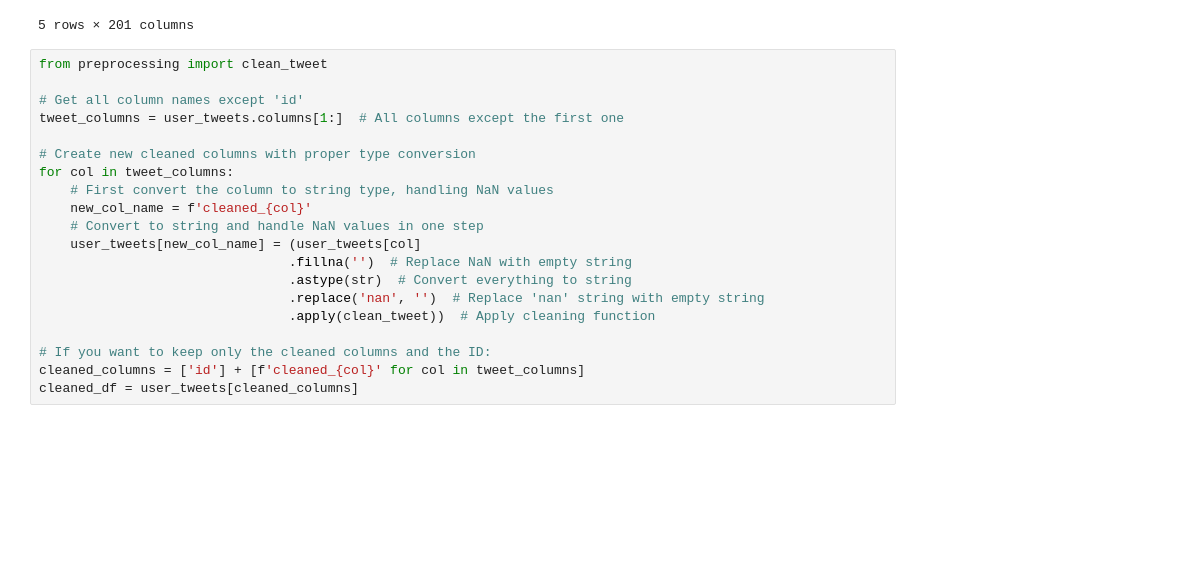
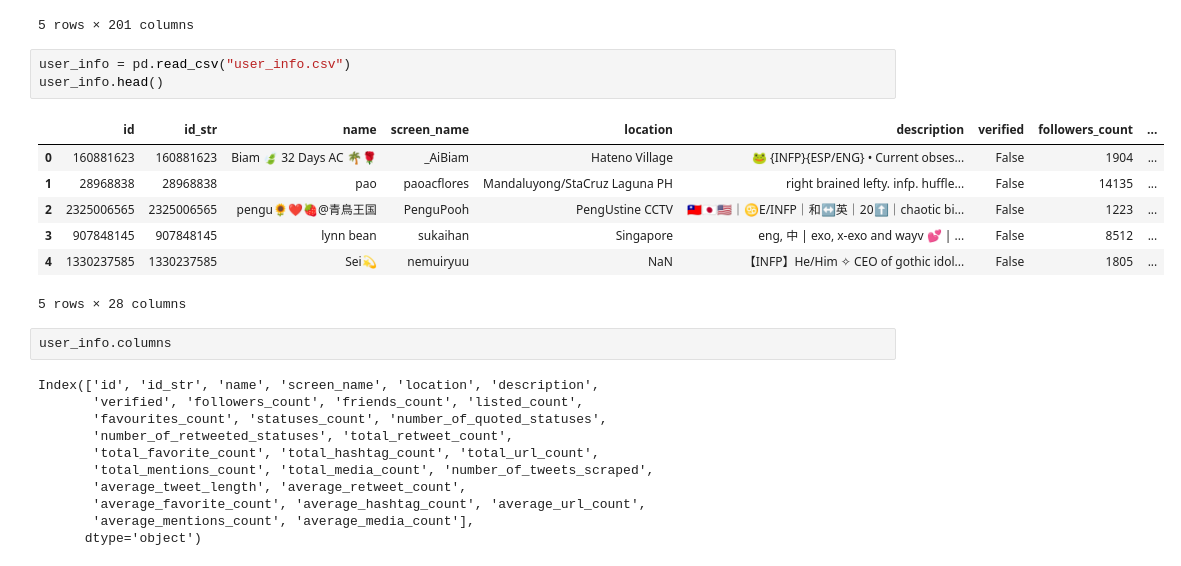
Before and after one commit to finnila/twitter-personality-model, a Jupyter notebook: twitter_personality.ipynb, the cells around one changed output. Saved outputs shown, nothing was run; the diff lists cells and outputs as text; blank space fills up the shorter version.

```diff
--- a/twitter_personality.ipynb
+++ b/twitter_personality.ipynb
@@ -21,23 +24,27 @@ user_tweets.head()
 | 3 | 907848145 | RT @yep4andy: 🤷‍♀️\n#EXOLSelcaDay... | RT @lqldks: when is this from??? ... | RT @j__nmyeon: since we're talkin... | I am supporting this fundraising ... | RT @cubsie_: Sun and moon outfits... | @mouthysehun that looks like porr... | RT @weareoneEXO: Au Revoir, Paris... | RT @sukaihan: this is definitely ... | RT @bblyds: oh to be watching the... | ... | ... |
 | 4 | 1330237585 | @DaryKiri_ Gracias a ti por aprec... | RT @DaryKiri_: @nemuiryuu Gracias... | https://t.co/y8rrc8yJHi https://t... | RT @izzyhumair: Rt if you give Go... | @ageyoru Dw you’re absolutely rig... | 🤢🤢🤢🤢🤢🤢🤢🤢🤢🤢🤮 https://t.co/wn7bh40tGU | stop asking for my money cygames ... | @vonfriedhof Desde luego se están... | RT @Ryusei_Rainbow_: “If you’re g... | ... | ... |
 5 rows × 201 columns
-# %%
-from preprocessing import clean_tweet
-
-# Get all column names except 'id'
-tweet_columns = user_tweets.columns[1:]  # All columns except the first one
-
-# Create new cleaned columns with proper type conversion
-for col in tweet_columns:
-    # First convert the column to string type, handling NaN values
-    new_col_name = f'cleaned_{col}'
-    # Convert to string and handle NaN values in one step
-    user_tweets[new_col_name] = (user_tweets[col]
-                                .fillna('')  # Replace NaN with empty string
-                                .astype(str)  # Convert everything to string
-                                .replace('nan', '')  # Replace 'nan' string with empty string
-                                .apply(clean_tweet))  # Apply cleaning function
-
-# If you want to keep only the cleaned columns and the ID:
-cleaned_columns = ['id'] + [f'cleaned_{col}' for col in tweet_columns]
-cleaned_df = user_tweets[cleaned_columns]
+# %%
+user_info = pd.read_csv("user_info.csv")
+user_info.head()
+# %% [output]
+|  | id | id_str | name | screen_name | location | description | verified | followers_count | ... |
+| 0 | 160881623 | 160881623 | Biam 🍃 32 Days AC 🌴🌹 | _AiBiam | Hateno Village | 🐸 {INFP}{ESP/ENG} • Current obses... | False | 1904 | ... |
+| 1 | 28968838 | 28968838 | pao | paoacflores | Mandaluyong/StaCruz Laguna PH | right brained lefty. infp. huffle... | False | 14135 | ... |
+| 2 | 2325006565 | 2325006565 | pengu🌻❤️🍓@青鳥王国 | PenguPooh | PengUstine CCTV | 🇹🇼🇯🇵🇺🇸｜♋E/INFP｜和↔英｜20⬆｜chaotic bi... | False | 1223 | ... |
+| 3 | 907848145 | 907848145 | lynn bean | sukaihan | Singapore | eng, 中 | exo, x-exo and wayv 💕 | ... | False | 8512 | ... |
+| 4 | 1330237585 | 1330237585 | Sei💫 | nemuiryuu | NaN | 【INFP】He/Him ✧ CEO of gothic idol... | False | 1805 | ... |
+5 rows × 28 columns
+# %%
+user_info.columns
+# %% [output]
+Index(['id', 'id_str', 'name', 'screen_name', 'location', 'description',
+       'verified', 'followers_count', 'friends_count', 'listed_count',
+       'favourites_count', 'statuses_count', 'number_of_quoted_statuses',
+       'number_of_retweeted_statuses', 'total_retweet_count',
+       'total_favorite_count', 'total_hashtag_count', 'total_url_count',
+       'total_mentions_count', 'total_media_count', 'number_of_tweets_scraped',
+       'average_tweet_length', 'average_retweet_count',
+       'average_favorite_count', 'average_hashtag_count', 'average_url_count',
+       'average_mentions_count', 'average_media_count'],
+      dtype='object')
```
Also changed, not shown: parts of 27 cells of this notebook, 1 other file.
